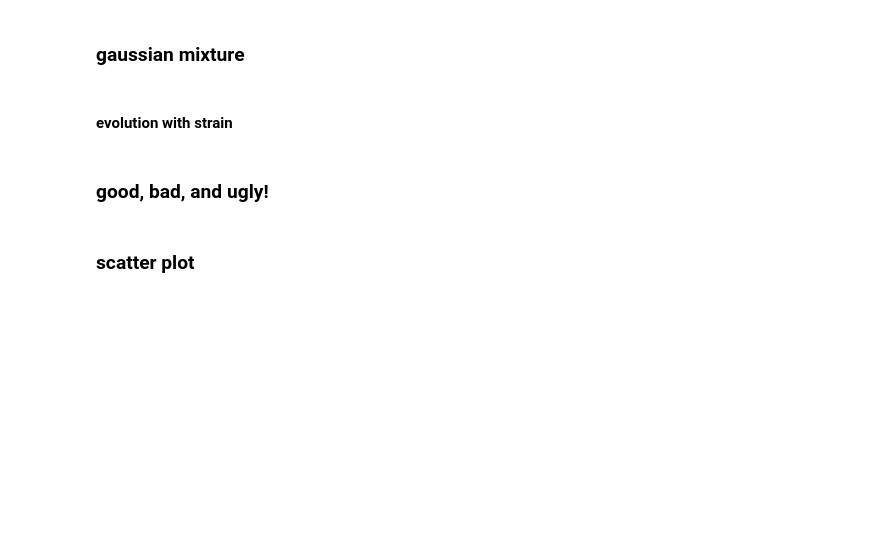
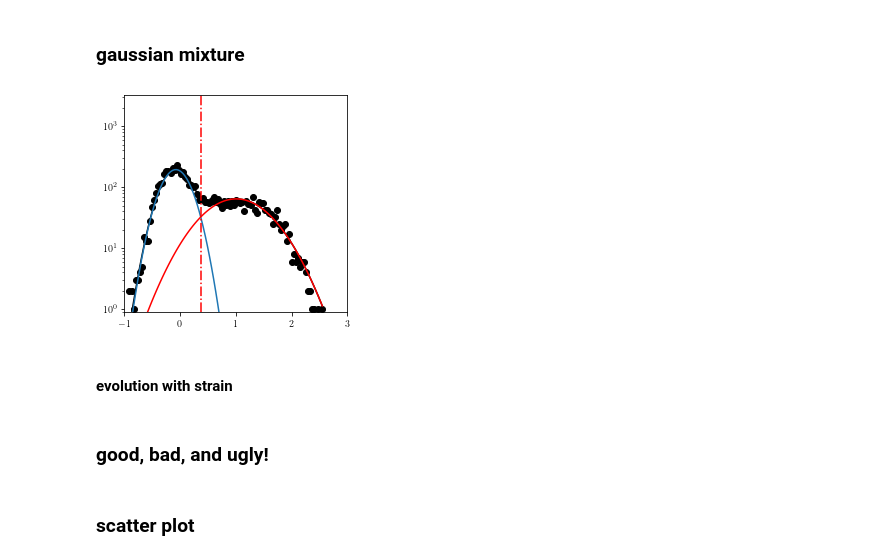
Before and after one commit to kkarimi62/glassDeformation, a Jupyter notebook: python/analyzePlasticity.ipynb, the cells around one changed output. Saved outputs shown, nothing was run; the diff lists cells and outputs as text; code cells hidden in the pictures; blank space fills up the shorter version.

```diff
--- a/python/analyzePlasticity.ipynb
+++ b/python/analyzePlasticity.ipynb
@@ -2429,30 +2567,32 @@ if eval(confParser['flags']['DminAnalysis']) and eval(confParser['flags']['VorAn
 ### gaussian mixture
 # %%
 if eval(confParser['flags']['DminAnalysis']) and eval(confParser['flags']['VorAnl']):
-    d2minFiltrd, d2minTotal = PdfCondD2min( lmpVor, lmpDmin,
+    d2minFiltrd, d2minTotal = utl.PdfCondD2min( lmpVor, lmpDmin,
                                            #times = list(lmpData.coord_atoms_broken.keys()),
                                            times=[itime], #[2000000],
                                            Plot = False,
                  )
 
-    thresh, ratio, gsfitTotal = gaussian_mixture(
+    thresh, ratio, gsfitTotal = utl.gaussian_mixture(
                                       #d2minTotal,
                                       d2minFiltrd[itime],
 #                                     times = list(d2minFiltrd.keys()),
                                       #times = [2000000],
                                       PLOT = True,
                                      )
     #--- save
 #     nn=len(d2minFiltrd[2000000])
     np.savetxt('d2minFiltrdGood%s.txt'%itime,d2minFiltrd[itime])
     np.savetxt('gsfitTotalGood%s.txt'%itime,gsfitTotal)
 
 #     strn = GetStrain(lmpData,
 #                      times = list(lmpData.coord_atoms_broken.keys()),
 #                      time0 = 0 )
 #    np.savetxt('varD2minCondGamma.txt',
 #               np.c_[valuesDict(strn,strn.keys()), valuesDict(ratio,ratio.keys())],
 #               header='gamma\tratio')
+# %% [output]
+[figure, added]
 # %% [markdown]
 #### evolution with strain
 # %%
```
Also changed, not shown: parts of 21 cells of this notebook, 1 other file.
